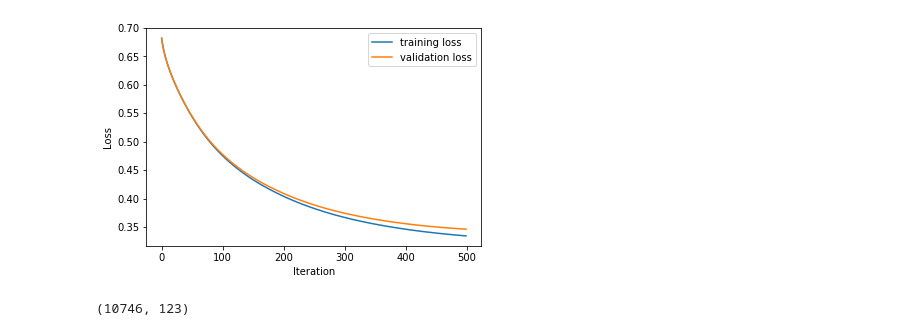
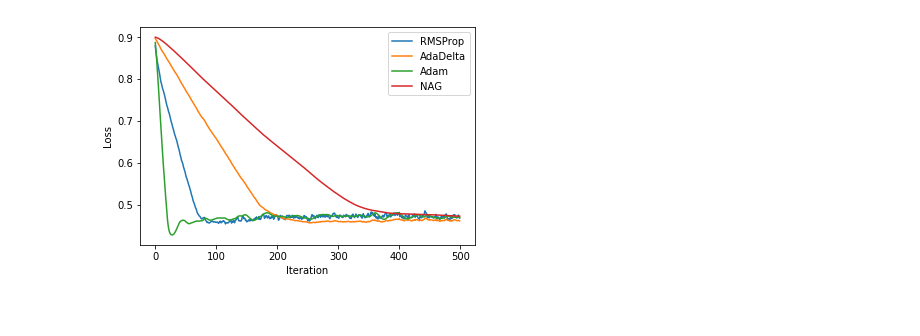
Before and after one commit to wenwei567/ML2017-lab-02, a Jupyter notebook: ClassificationExperiment.ipynb, the cells around one changed output. Drawn from its saved outputs; the diff is of its cells as text; code cells hidden in the pictures.

```diff
--- a/ClassificationExperiment.ipynb
+++ b/ClassificationExperiment.ipynb
@@ -46,0 +103,15 @@ def RMSProp(X_train,y_train,X_test,y_test,w,iteration,train_loss,test_loss):
+# %%
+def NAG(X_train,y_train,X_test,y_test,iteration,batchSize,random_list,test_loss):
+    w = np.zeros((X_train.shape[1],1))
+    gamma = 0.9
+    lr = 0.001
+    v = np.zeros((X_train.shape[1],1))
+    for i in range(iteration):
+         #用随机数列表构造批量数据的矩阵，用来计算批量梯度
+        X_batch = np.array([X_train[j] for j in (random_list[i])],dtype = int).reshape(batchSize,n_feature)
+        y_batch = np.array([y_train[j] for j in (random_list[i])],dtype = int).reshape(batchSize,1)
+        gradient = Gradient(X_batch,y_batch,w-gamma * v).T
+        v = gamma * v + lr * gradient
+        w = w - v
+        test_loss.append(Loss(X_test,y_test,w))
+    return w
@@ -47,38 +144,41 @@ def RMSProp(X_train,y_train,X_test,y_test,w,iteration,train_loss,test_loss):
 # %%
-#data_train = load_svmlight_file("/home/wade/ML2017-lab-02/a9a.txt")
-#data_test = load_svmlight_file("/home/wade/ML2017-lab-02/a9a_test.txt")
+#这个是mini-batch SGD 的loss curve
+data_train = load_svmlight_file("/home/wade/ML2017-lab-02/a9a.txt")
+data_test = load_svmlight_file("/home/wade/ML2017-lab-02/a9a_t.txt")
 
-#X_train = data_train[0].toarray()
-#X_test = data_test[0].toarray()
-#y_train = data_train[1].reshape(X_train.shape[0],1)
-#y_test = data_test[1].reshape(X_test.shape[0],1)
-
-data = load_svmlight_file("/home/wade/ML2017-lab-02/a9a.txt")
-X = data[0].toarray()  #将特征集转为506*13矩阵
-number_data=len(data[1])
-y = data[1].reshape(number_data,1) #将标记集转为501*1矩阵
-X_train,X_test,y_train,y_test = train_test_split(X,y,test_size = 0.33) #将数据集切分为训练集和验证集
+X_train = data_train[0].toarray() #转为二维数组
+X_train = np.c_[X_train,np.ones((X_train.shape[0],1))]  #加一行来计算常数项b
+X_test = data_test[0].toarray() #转为二维数组
+X_test = np.c_[X_test,np.zeros((X_test.shape[0],2))]  #稀疏矩阵被隐藏了全0的一列，再加一列计算常亮b
+y_train = data_train[1].reshape(X_train.shape[0],1)   #转为列向量
+y_test = data_test[1].reshape(X_test.shape[0],1)  #转为列向量
 
 
+#w = np.zeros((X_test.shape[1],1))
+n_train,n_feature = X_train.shape
 
+#用来记录梯度下降过程中产生的loss
+RMSProp_loss = []
+AdaDelta_loss = []
+Adam_loss = []
+NAG_loss = []
+iteration = 500 #迭代次数
+batchSize = 100 #每次梯度下降用到的样本数
+#生成随机数矩阵
+random_list = np.random.randint(0, n_train-1,iteration * batchSize).reshape(iteration,batchSize)
 
-w = np.zeros((X_train.shape[1],1))
-train_loss = []
-test_loss = []
-iteration = 500
+w1 = RMSProp(X_train,y_train,X_test,y_test,iteration,batchSize,random_list,RMSProp_loss)
+w2 = AdaDelta(X_train,y_train,X_test,y_test,iteration,batchSize,random_list,AdaDelta_loss)
+w3 = Adam(X_train,y_train,X_test,y_test,iteration,batchSize,random_list,Adam_loss)
+w4 = NAG(X_train,y_train,X_test,y_test,iteration,batchSize,random_list,NAG_loss)
 
-
-w = RMSProp(X_train,y_train,X_test,y_test,w,iteration,train_loss,test_loss)
-
-plt.plot(range(iteration),train_loss,label='training loss')
-plt.plot(range(iteration),test_loss,label ="validation loss")
+plt.plot(range(iteration),RMSProp_loss,label='RMSProp')
+plt.plot(range(iteration),AdaDelta_loss,label='AdaDelta')
+plt.plot(range(iteration),Adam_loss,label ="Adam")
+plt.plot(range(iteration),NAG_loss,label ="NAG")
 plt.xlabel('Iteration')
 plt.ylabel('Loss')
 plt.legend()
 plt.show()
 # %% [output]
-[figure, old version]
+[figure, new version]
-# %%
-X_test.shape
-# %% [output]
-(10746, 123)
```
Also changed, not shown: parts of 13 cells of this notebook, 2 other files.
